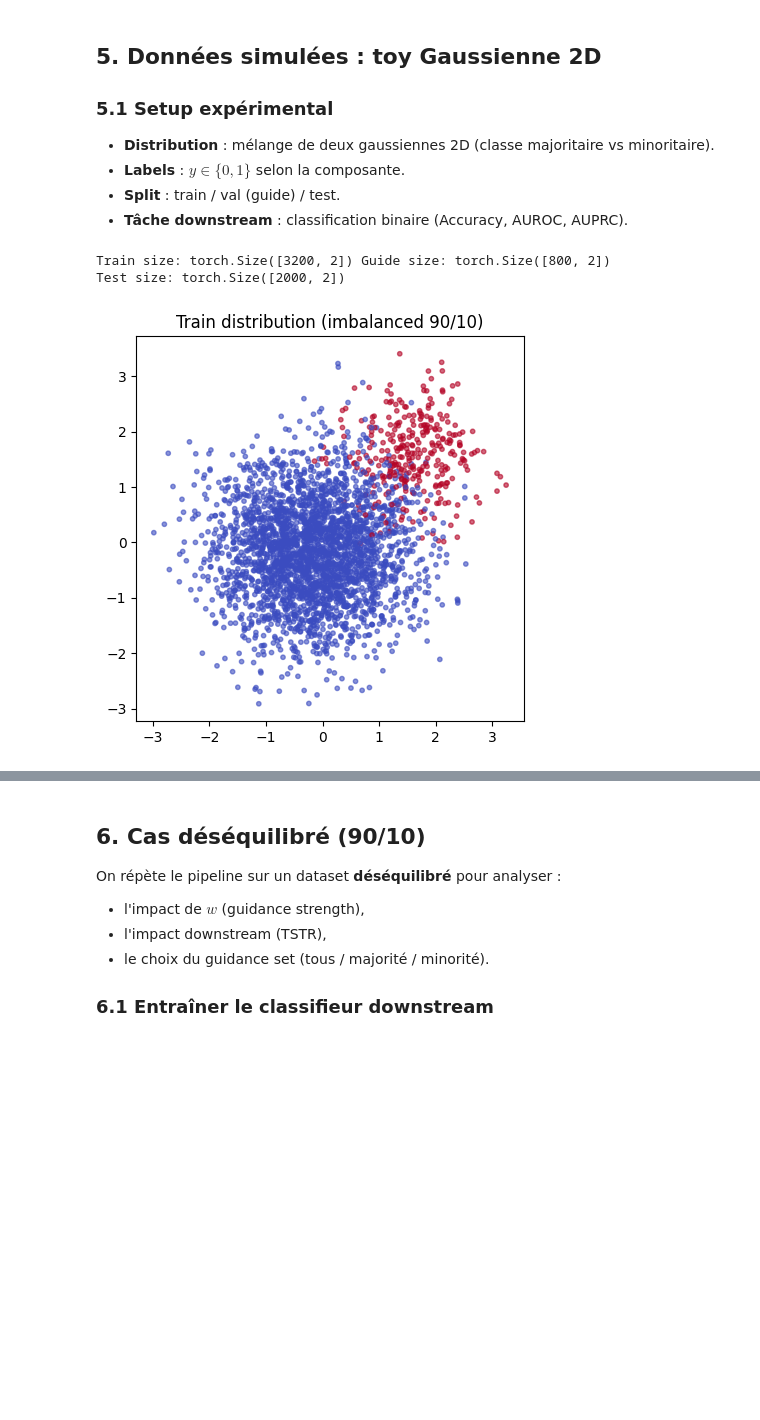
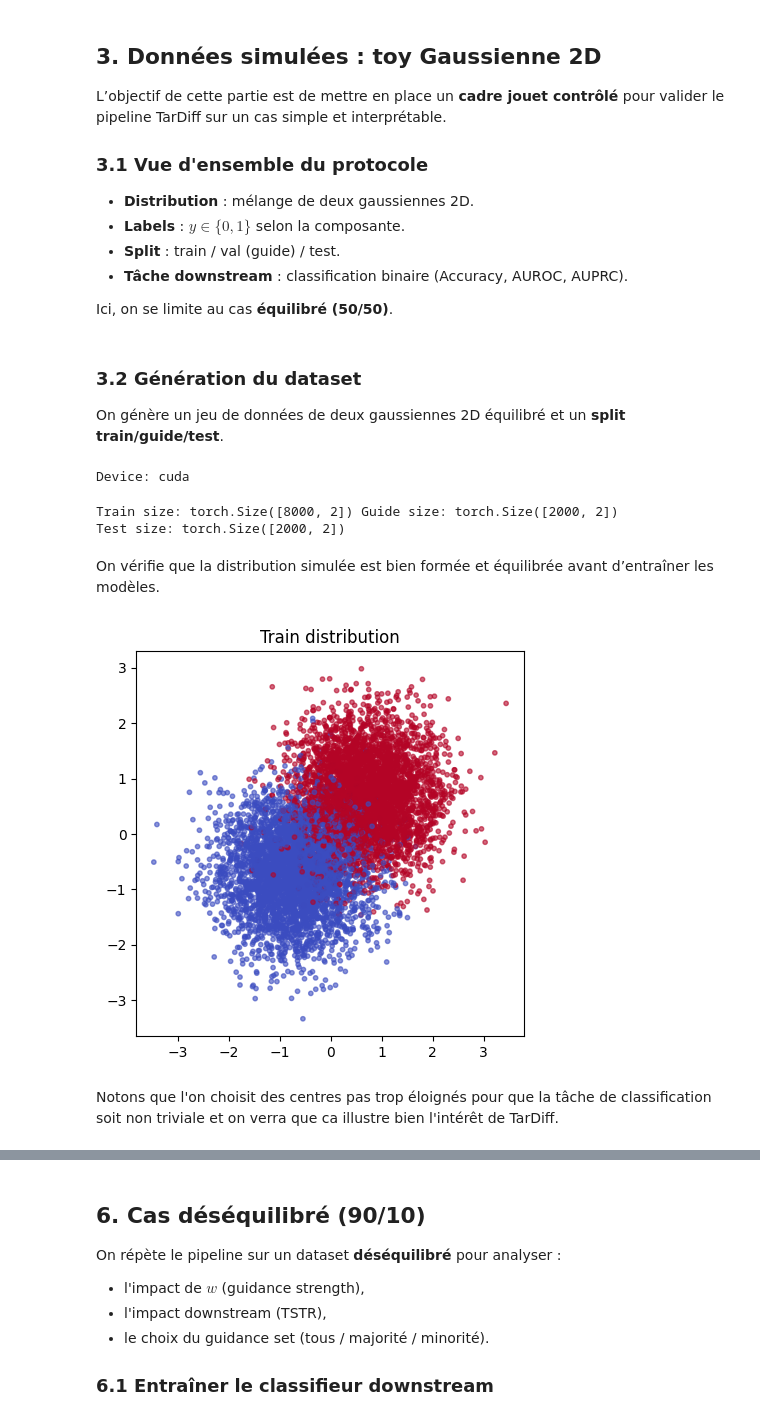
Before and after one commit to issagith/TarDiff, a Jupyter notebook: src/main.ipynb, the cells around one changed output, grey strips where cells are left out. Cells and saved outputs as stored; diff of their text form; code cells hidden in the pictures; blank space fills up the shorter version.

```diff
--- a/src/main.ipynb
+++ b/src/main.ipynb
@@ -219,21 +198,53 @@ Device: cuda
 # %% [markdown]
-## 5. Données simulées : toy Gaussienne 2D
+## 3. Données simulées : toy Gaussienne 2D
 
-### 5.1 Setup expérimental
+L’objectif de cette partie est de mettre en place un **cadre jouet contrôlé** pour valider le pipeline TarDiff sur un cas simple et interprétable.
 
-- **Distribution** : mélange de deux gaussiennes 2D (classe majoritaire vs minoritaire).
+### 3.1 Vue d'ensemble du protocole
+
+- **Distribution** : mélange de deux gaussiennes 2D.
 - **Labels** : $y \in \{0,1\}$ selon la composante.
 - **Split** : train / val (guide) / test.
 - **Tâche downstream** : classification binaire (Accuracy, AUROC, AUPRC).
+
+Ici, on se limite au cas **équilibré (50/50)**.
+# %% [markdown]
+### 3.2 Génération du dataset
+
+On génère un jeu de données de deux gaussiennes 2D équilibré et un **split train/guide/test**.
+# %%
+# --- Imports & config ---
+import os
+import math
+import random
+from dataclasses import dataclass
+
+import numpy as np
+import torch
+import torch.nn as nn
+import torch.optim as optim
+import matplotlib.pyplot as plt
+
+from sklearn.metrics import accuracy_score, roc_auc_score, average_precision_score
+
+# Reproductibilité
+SEED = 42
+random.seed(SEED)
+np.random.seed(SEED)
+torch.manual_seed(SEED)
+
+DEVICE = torch.device("cuda" if torch.cuda.is_available() else "cpu")
+print("Device:", DEVICE)
+# %% [output]
+Device: cuda
 # %%
-# --- Toy data generation ---
 from sklearn.datasets import make_blobs
 from torch.utils.data import TensorDataset, DataLoader
 
 @dataclass
 class ToyConfig:
-    n_samples: int = 4000
-    minority_ratio: float = 0.1
+    n_samples: int = 10000
+    minority_ratio: float = 0.5
     batch_size: int = 128
     test_samples: int = 2000
 
@@ -242,15 +253,15 @@ def make_toy_gaussians(cfg: ToyConfig):
     n_min = int(cfg.n_samples * cfg.minority_ratio)
     n_maj = cfg.n_samples - n_min
 
-    X_maj, y_maj = make_blobs(n_samples=n_maj, centers=[[0.0, 0.0]], cluster_std=1.0)
-    X_min, y_min = make_blobs(n_samples=n_min, centers=[[2.0, 2.0]], cluster_std=0.7)
+    X_maj, y_maj = make_blobs(n_samples=n_maj, centers=[[0.0, 0.0]], cluster_std=1)
+    X_min, y_min = make_blobs(n_samples=n_min, centers=[[2.0, 2.0]], cluster_std=1)
     y_maj[:] = 0
     y_min[:] = 1
 
     X = np.vstack([X_maj, X_min])
     y = np.hstack([y_maj, y_min])
 
-    # Normalisation globale
+    # global normalization
     mean = X.mean(axis=0)
     std = X.std(axis=0)
     X = (X - mean) / std
@@ -285,19 +296,23 @@ def make_toy_gaussians(cfg: ToyConfig):
     stats = dict(mean=mean, std=std)
     return train_loader, guide_loader, (X_train, y_train), (X_test, y_test), stats
 
-cfg = ToyConfig(minority_ratio=0.1)
+cfg = ToyConfig(minority_ratio=0.5)
 train_loader, guide_loader, (X_train, y_train), (X_test, y_test), stats = make_toy_gaussians(cfg)
 print("Train size:", X_train.shape, "Guide size:", next(iter(guide_loader))[0].shape)
 print("Test size:", X_test.shape)
 # %% [output]
-Train size: torch.Size([3200, 2]) Guide size: torch.Size([800, 2])
+Train size: torch.Size([8000, 2]) Guide size: torch.Size([2000, 2])
 Test size: torch.Size([2000, 2])
+# %% [markdown]
+On vérifie que la distribution simulée est bien formée et équilibrée avant d’entraîner les modèles.
 # %%
 # Quick visual sanity check
 plt.figure(figsize=(5, 5))
 plt.scatter(X_train[:, 0].cpu(), X_train[:, 1].cpu(), c=y_train.cpu(), s=10, cmap='coolwarm', alpha=0.6)
-plt.title("Train distribution (imbalanced 90/10)")
+plt.title("Train distribution")
 plt.show()
 # %% [output]
-[figure, old version]
+[figure, new version]
+# %% [markdown]
+Notons que l'on choisit des centres pas trop éloignés pour que la tâche de classification soit non triviale et on verra que ca illustre bien l'intérêt de TarDiff.
 # %% [markdown]
```
Also changed, not shown: parts of 46 cells of this notebook, 1 other file.
